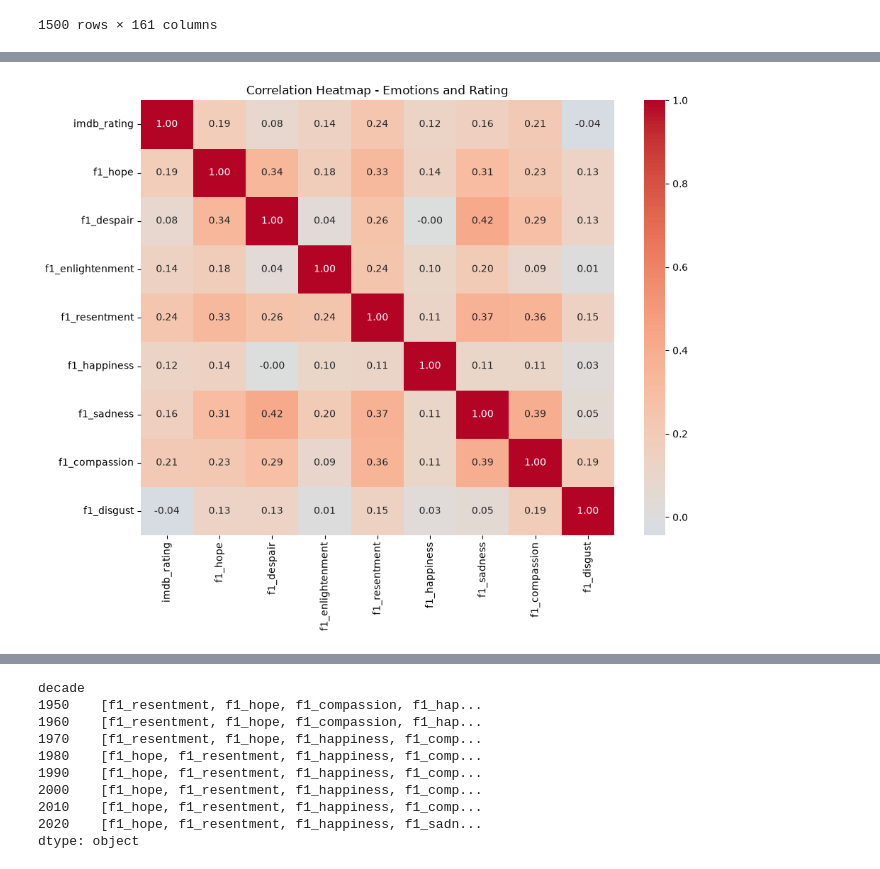
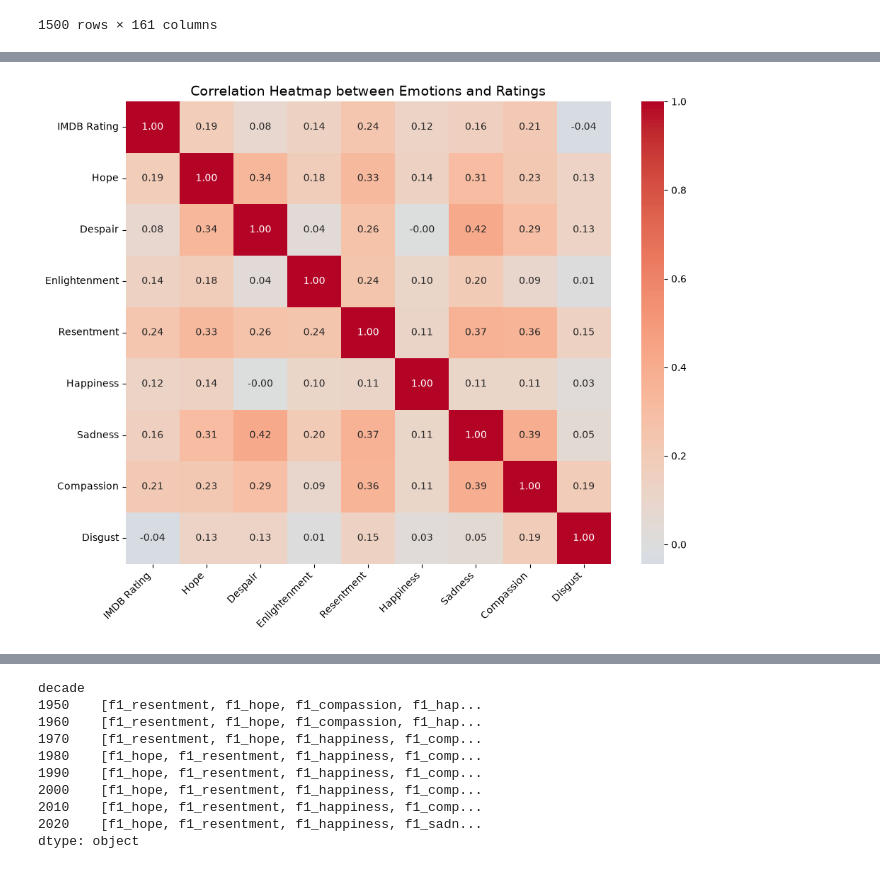
Before and after one commit to Subbu5602/Movie-Emotion-Analysis, a Jupyter notebook: movie_eda.ipynb, the cells around one changed output, grey strips where cells are left out. Drawn from its saved outputs; the diff is of its cells as text; code cells hidden in the pictures.

Commit message:
Add polished charts to the visuals folder

```diff
--- a/movie_eda.ipynb
+++ b/movie_eda.ipynb
@@ -286,15 +295,19 @@ df.iloc[0:11,1:7]
 # %%
 #Checking correlation between emotions with ratings
 corr_cols = ["imdb_rating","f1_hope","f1_despair","f1_enlightenment","f1_resentment","f1_happiness","f1_sadness","f1_compassion","f1_disgust"]
 corr_matrix = df_clean[corr_cols].corr()
 
+clean_cols = ["IMDB Rating","Hope","Despair","Enlightenment","Resentment","Happiness","Sadness","Compassion","Disgust"]
 plt.figure(figsize=(10,8))
-sns.heatmap(corr_matrix,annot=True,fmt=".2f",cmap="coolwarm",center=0)
-plt.title("Correlation Heatmap - Emotions and Rating")
+sns.heatmap(corr_matrix,annot=True,fmt=".2f",cmap="coolwarm",center=0,xticklabels=clean_cols,yticklabels=clean_cols)
+plt.title("Correlation Heatmap between Emotions and Ratings",fontsize=14)
+plt.xticks(rotation=45,ha="right")
+plt.yticks(rotation=0)
 plt.tight_layout()
+plt.savefig("visuals/Correlation Heatmap.png",dpi=150,bbox_inches="tight")
 plt.show()
 # %% [output]
-[figure, old version]
+[figure, new version]
 # %%
 #Filtering into 2 buckets for high and low hope
 avg_hope = df_clean["f1_hope"].mean()
```
Also changed, not shown: parts of 10 cells of this notebook, 3 other files.
